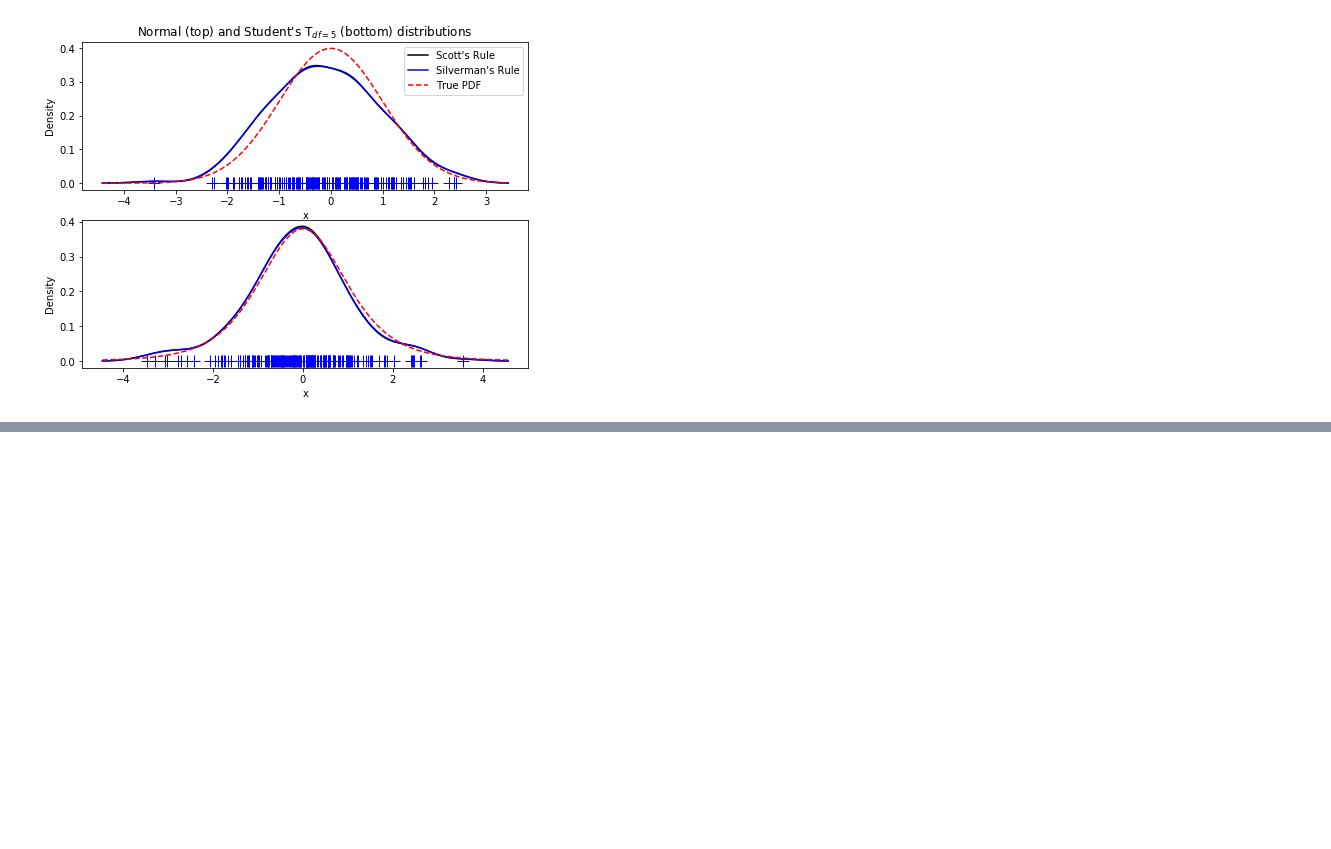
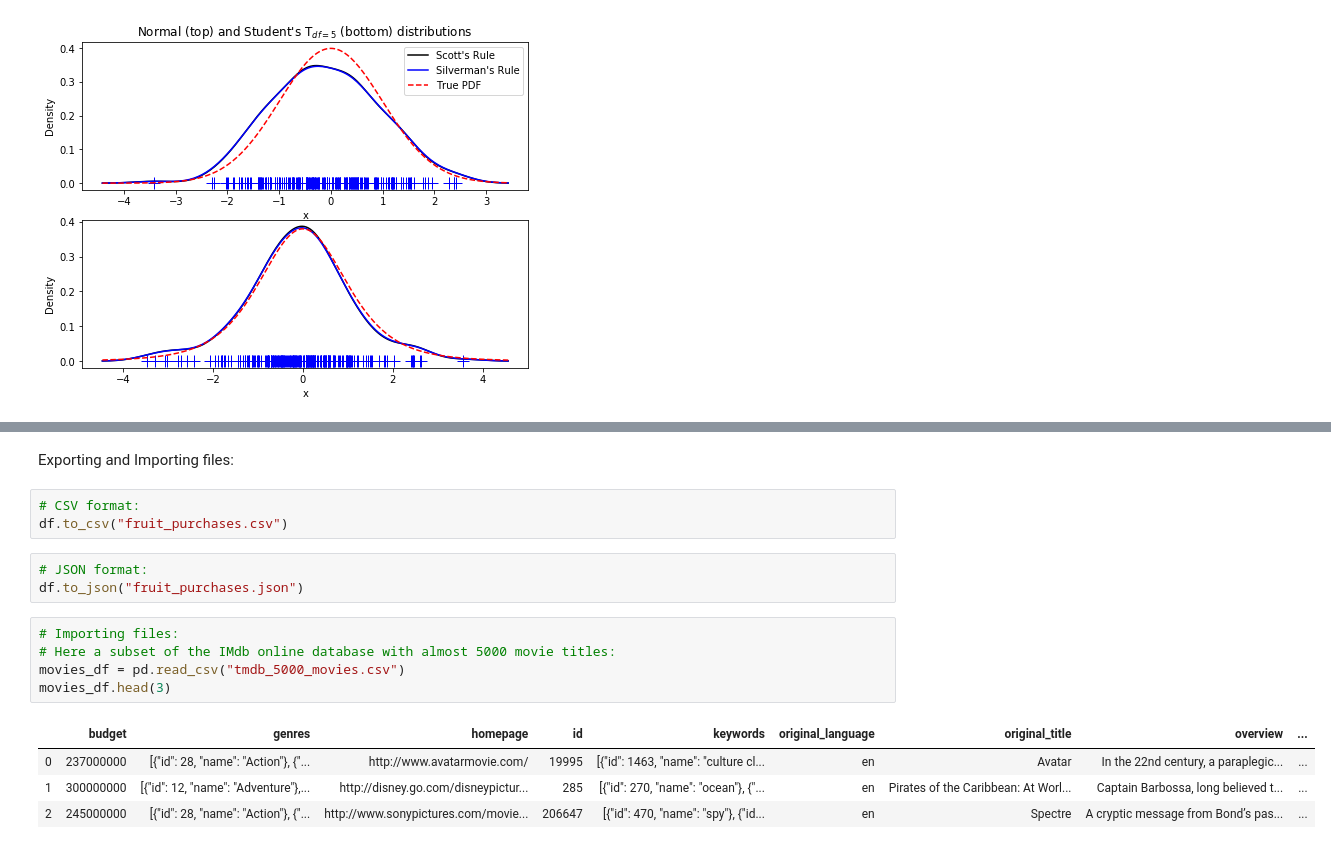
Before and after one commit to ludmercentre/python_training, a Jupyter notebook: notebooks/python_basics_part2.ipynb, the cells around one changed output, grey strips where cells are left out. Cells and saved outputs as stored; diff of their text form; blank space fills up the shorter version.

```diff
--- a/notebooks/python_basics_part2.ipynb
+++ b/notebooks/python_basics_part2.ipynb
@@ -283,0 +500,18 @@ plt.show()
+# %% [markdown]
+Exporting and Importing files:
+# %%
+# CSV format:
+df.to_csv("fruit_purchases.csv")
+# %%
+# JSON format:
+df.to_json("fruit_purchases.json")
+# %%
+# Importing files:
+# Here a subset of the IMdb online database with almost 5000 movie titles:
+movies_df = pd.read_csv("tmdb_5000_movies.csv")
+movies_df.head(3)
+# %% [output]
+|  | budget | genres | homepage | id | keywords | original_language | original_title | overview | ... |
+| 0 | 237000000 | [{"id": 28, "name": "Action"}, {"... | http://www.avatarmovie.com/ | 19995 | [{"id": 1463, "name": "culture cl... | en | Avatar | In the 22nd century, a paraplegic... | ... |
+| 1 | 300000000 | [{"id": 12, "name": "Adventure"},... | http://disney.go.com/disneypictur... | 285 | [{"id": 270, "name": "ocean"}, {"... | en | Pirates of the Caribbean: At Worl... | Captain Barbossa, long believed t... | ... |
+| 2 | 245000000 | [{"id": 28, "name": "Action"}, {"... | http://www.sonypictures.com/movie... | 206647 | [{"id": 470, "name": "spy"}, {"id... | en | Spectre | A cryptic message from Bond’s pas... | ... |
```
Also changed, not shown: parts of 64 cells of this notebook, 6 other files.
